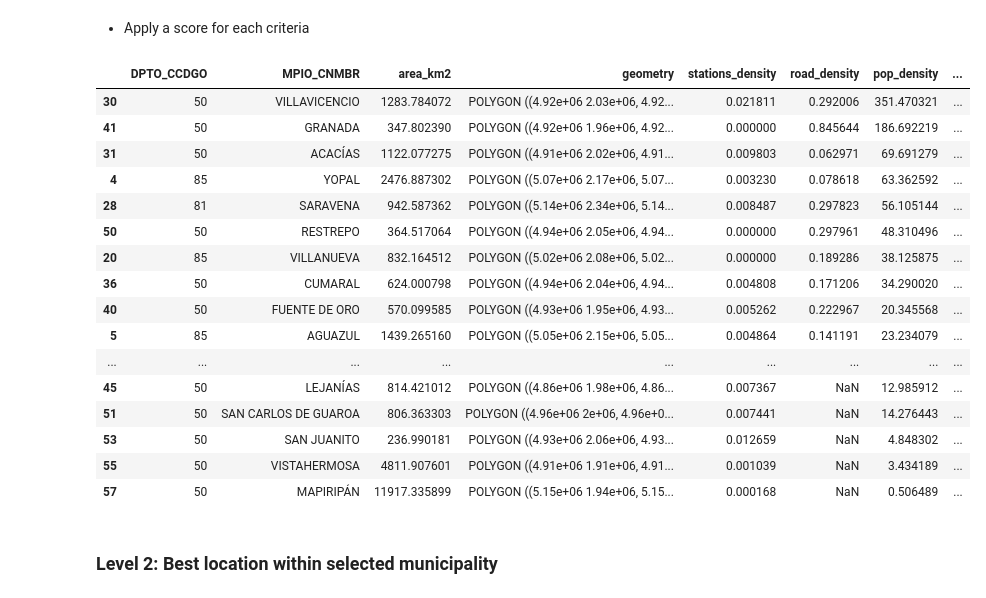
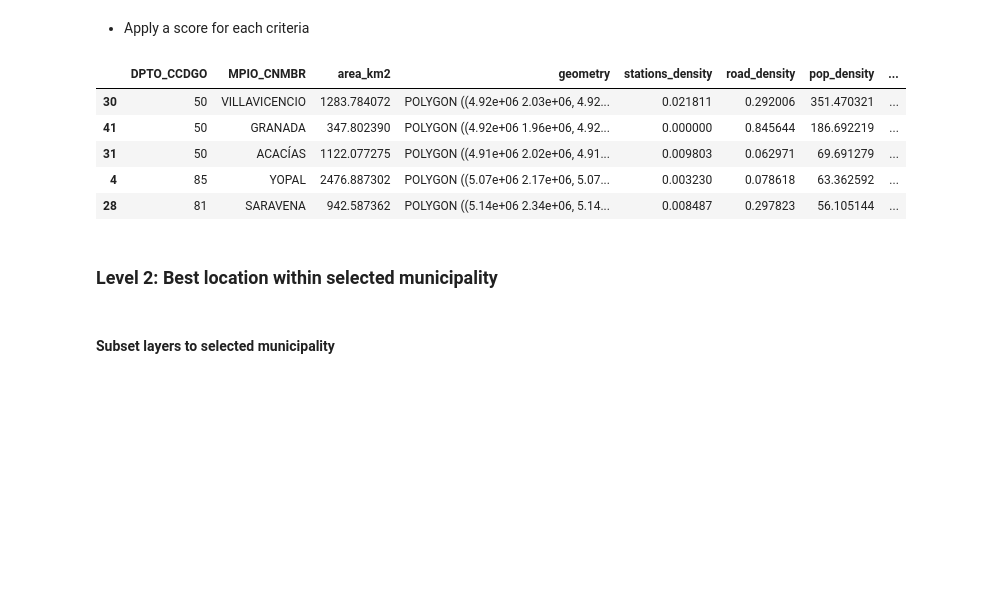
Before and after one commit to aliciaarevalor/PS, a Jupyter notebook: Workshop2_PS_AliciaArevaloRobinson.ipynb, the cells around one changed output. Drawn from its saved outputs; the diff is of its cells as text; code cells hidden in the pictures; blank space fills up the shorter version.

```diff
--- a/Workshop2_PS_AliciaArevaloRobinson.ipynb
+++ b/Workshop2_PS_AliciaArevaloRobinson.ipynb
@@ -594,29 +607,20 @@ ori_muni_final
 # %%
 ori_muni_final['final_score']= (
     0.25 * ori_muni_final['stations_density'] +
     0.25 * ori_muni_final['road_density'] +
     0.25 * ori_muni_final['pop_density'] +
     0.25 * ori_muni_final['area_in_buffer'])
 
 ori_muni_final= ori_muni_final.sort_values(by="final_score", ascending=False)
-ori_muni_final
+ori_muni_final.head()
 # %% [output]
 |  | DPTO_CCDGO | MPIO_CNMBR | area_km2 | geometry | stations_density | road_density | pop_density | ... |
 | 30 | 50 | VILLAVICENCIO | 1283.784072 | POLYGON ((4.92e+06 2.03e+06, 4.92... | 0.021811 | 0.292006 | 351.470321 | ... |
 | 41 | 50 | GRANADA | 347.802390 | POLYGON ((4.92e+06 1.96e+06, 4.92... | 0.000000 | 0.845644 | 186.692219 | ... |
 | 31 | 50 | ACACÍAS | 1122.077275 | POLYGON ((4.91e+06 2.02e+06, 4.91... | 0.009803 | 0.062971 | 69.691279 | ... |
 | 4 | 85 | YOPAL | 2476.887302 | POLYGON ((5.07e+06 2.17e+06, 5.07... | 0.003230 | 0.078618 | 63.362592 | ... |
 | 28 | 81 | SARAVENA | 942.587362 | POLYGON ((5.14e+06 2.34e+06, 5.14... | 0.008487 | 0.297823 | 56.105144 | ... |
-| 50 | 50 | RESTREPO | 364.517064 | POLYGON ((4.94e+06 2.05e+06, 4.94... | 0.000000 | 0.297961 | 48.310496 | ... |
-| 20 | 85 | VILLANUEVA | 832.164512 | POLYGON ((5.02e+06 2.08e+06, 5.02... | 0.000000 | 0.189286 | 38.125875 | ... |
-| 36 | 50 | CUMARAL | 624.000798 | POLYGON ((4.94e+06 2.04e+06, 4.94... | 0.004808 | 0.171206 | 34.290020 | ... |
-| 40 | 50 | FUENTE DE ORO | 570.099585 | POLYGON ((4.93e+06 1.95e+06, 4.93... | 0.005262 | 0.222967 | 20.345568 | ... |
-| 5 | 85 | AGUAZUL | 1439.265160 | POLYGON ((5.05e+06 2.15e+06, 5.05... | 0.004864 | 0.141191 | 23.234079 | ... |
-| ... | ... | ... | ... | ... | ... | ... | ... | ... |
-| 45 | 50 | LEJANÍAS | 814.421012 | POLYGON ((4.86e+06 1.98e+06, 4.86... | 0.007367 | NaN | 12.985912 | ... |
-| 51 | 50 | SAN CARLOS DE GUAROA | 806.363303 | POLYGON ((4.96e+06 2e+06, 4.96e+0... | 0.007441 | NaN | 14.276443 | ... |
-| 53 | 50 | SAN JUANITO | 236.990181 | POLYGON ((4.93e+06 2.06e+06, 4.93... | 0.012659 | NaN | 4.848302 | ... |
-| 55 | 50 | VISTAHERMOSA | 4811.907601 | POLYGON ((4.91e+06 1.91e+06, 4.91... | 0.001039 | NaN | 3.434189 | ... |
-| 57 | 50 | MAPIRIPÁN | 11917.335899 | POLYGON ((5.15e+06 1.94e+06, 5.15... | 0.000168 | NaN | 0.506489 | ... |
 # %% [markdown]
 ### **Level 2: Best location within selected municipality**
+# %% [markdown]
+#### Subset layers to selected municipality
```
Also changed, not shown: parts of 41 cells of this notebook.
